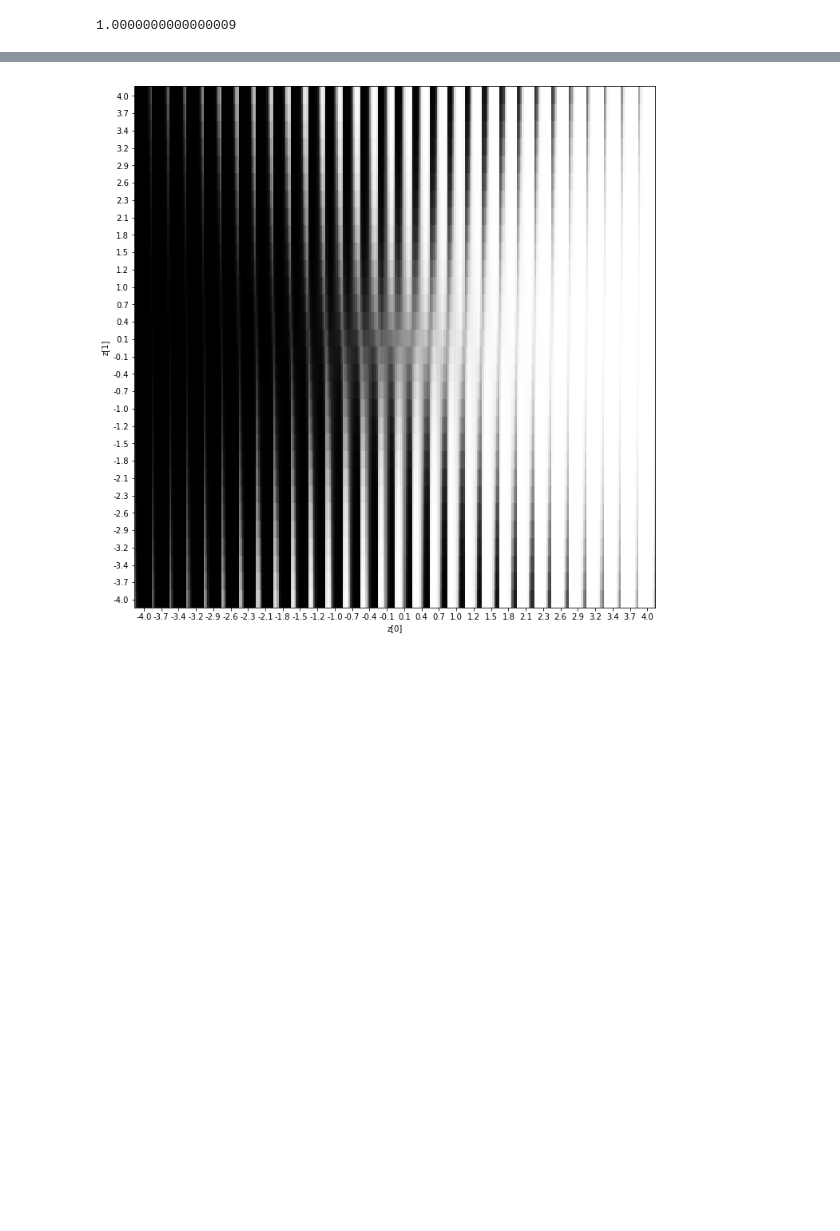
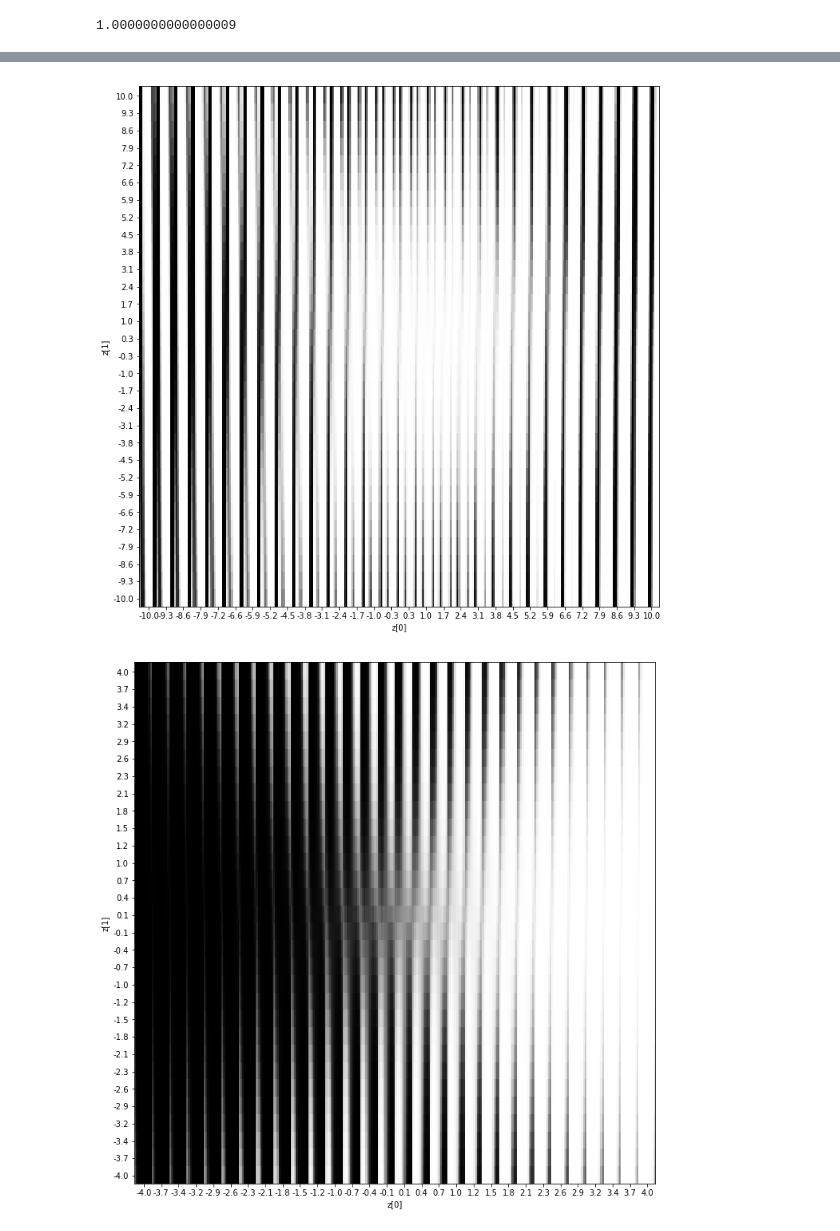
Before and after one commit to ktucker27/quantumML, a Jupyter notebook: python/quantum_vae.ipynb, the cells around one changed output, grey strips where cells are left out. Drawn from its saved outputs; the diff is of its cells as text; code cells hidden in the pictures; blank space fills up the shorter version.

```diff
--- a/python/quantum_vae.ipynb
+++ b/python/quantum_vae.ipynb
@@ -297,3 +298,7 @@ TypeError: plot_qvae_results() got an unexpected keyword argument 'batch_size'
+# %%
+plot_qvae_results(models, [-10,-10], [10,10], 0, 12, 0.3) # 2nd and 4th
+# %% [output]
+[figure, added]
 # %%
 plot_qvae_results(models, [-4,-4], [4,4], 0, 12, 0.3)
 # %% [output]
```
Also changed, not shown: parts of 11 cells of this notebook, 2 other files.
